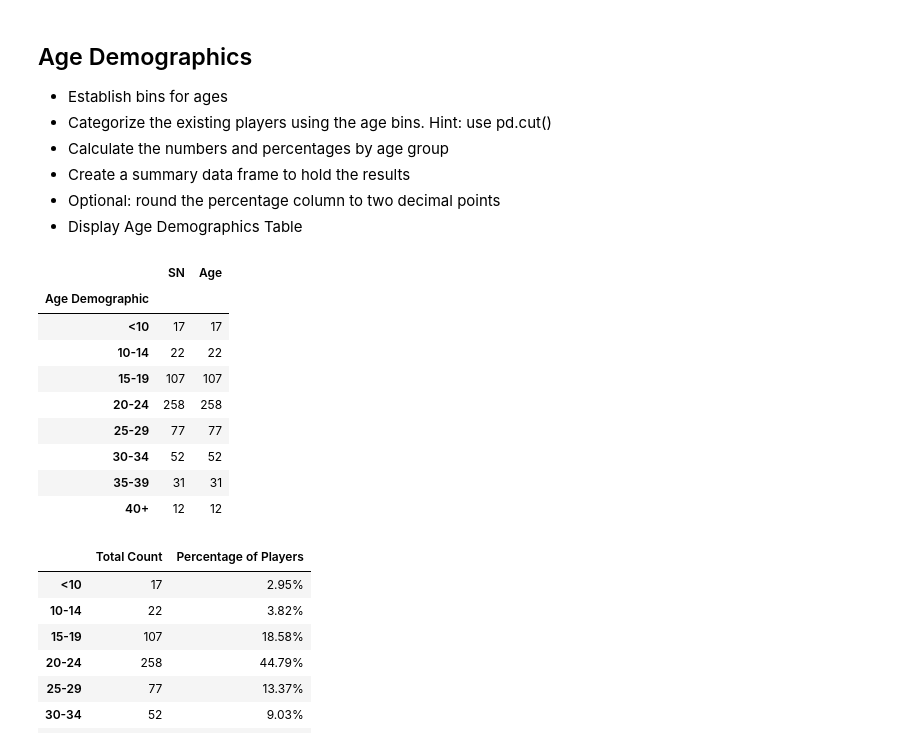
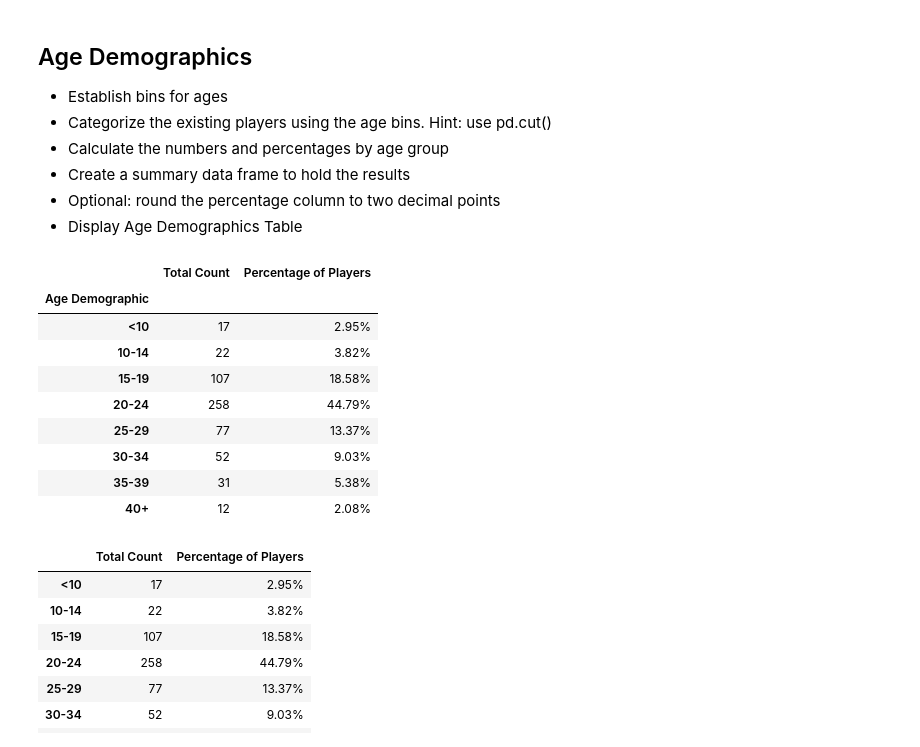
Before and after one commit to 33north/04__Pandas__pandas-challenge, a Jupyter notebook: HeroesOfPymoli/HeroesOfPymoli_starter.ipynb, the cells around one changed output. Saved outputs shown, nothing was run; the diff lists cells and outputs as text; code cells hidden in the pictures.

Commit message:
20220929 - Finish Age Demographic table
- Finished Age Demo summary table.

```diff
--- a/HeroesOfPymoli/HeroesOfPymoli_starter.ipynb
+++ b/HeroesOfPymoli/HeroesOfPymoli_starter.ipynb
@@ -183,45 +183,53 @@ purchase_analysis
 * Optional: round the percentage column to two decimal points
 * Display Age Demographics Table
 # %%
+# Creating copy of original data and selecting specific columns to use
 purchase_data_copy = purchase_data.copy()
 purchase_data_copy_dup = purchase_data_copy[["SN", "Age"]].drop_duplicates(keep = "first")
 purchase_data_copy_dup
 
+# Age bins and bin labels
 age_bins = [0, 9, 14, 19, 24, 29, 34, 39, 120]
 age_bins_name = ["<10", "10-14", "15-19", "20-24", "25-29", "30-34", "35-39", "40+"]
-
 age_demo_bins = pd.cut(purchase_data_copy_dup.Age, bins = age_bins, labels = age_bins_name)
 purchase_data_copy_dup["Age Demographic"] = age_demo_bins
-
-
-# total_buyers = purchase_data_copy_dup["SN"].sum()
-# age_demo_group = purchase_data_copy_dup.groupby("Age Demographic").count()
-# age_demo_group_percent = (age_demo_group / total_buyers) * 100
-
-
 purchase_data_copy_dup
 
+# Checking counts of players by age to verify counts in bins
 purchase_data_copy_dup.loc[(purchase_data_copy_dup["Age"] < 10), :]
-purchase_data_copy_dup.loc[((purchase_data_copy_dup["Age"] >= 10) & (purchase_data_copy_dup["Age"] <= 14)), :]
-# purchase_data_copy_dup.loc[(purchase_data_copy_dup["Age"] >= 40), :]
+purchase_data_copy_dup.loc[((purchase_data_copy_dup["Age"] >= 10) & (purchase_data_copy_dup["Age"] <= 14)), :].count()
 
-age_demo_group = purchase_data_copy_dup.groupby("Age Demographic").count()
-age_demo_group
-# age_demo_summary = age_demo_group[["Total Count", "Percentage of Players"]]
+# Get count of all columns available in purchase_data_copy_dup
+# age_demo_group = purchase_data_copy_dup.groupby("Age Demographic").count()
 
+# Selected a specific column of data, namely "SN"
+age_demo_group = purchase_data_copy_dup.groupby("Age Demographic")["SN"].count()
+count_per_age = age_demo_group
 
-# age_demographics
+# Count total number of players without duplicates and calculating percentage of players per age group
+total_buyers = purchase_data_copy_dup["SN"].count()
+age_demo_group_percent = ((count_per_age / total_buyers) * 100)
+
+# Creating df for total count of players per group by age range and percentage of players per group by age range
+age_demo_summary = pd.DataFrame({
+    "Total Count": count_per_age,
+    "Percentage of Players": age_demo_group_percent
+})
+
+# Formatting summary table
+age_demo_summary["Percentage of Players"] = age_demo_summary["Percentage of Players"].map("{:.2f}%".format)
+age_demo_summary
 # %% [output]
-|  | SN | Age |
+|  | Total Count | Percentage of Players |
 | Age Demographic |  |  |
-| <10 | 17 | 17 |
-| 10-14 | 22 | 22 |
-| 15-19 | 107 | 107 |
-| 20-24 | 258 | 258 |
-| 25-29 | 77 | 77 |
-| 30-34 | 52 | 52 |
-| 35-39 | 31 | 31 |
-| 40+ | 12 | 12 |
+| <10 | 17 | 2.95% |
+| 10-14 | 22 | 3.82% |
+| 15-19 | 107 | 18.58% |
+| 20-24 | 258 | 44.79% |
+| 25-29 | 77 | 13.37% |
+| 30-34 | 52 | 9.03% |
+| 35-39 | 31 | 5.38% |
+| 40+ | 12 | 2.08% |
 # %%
 # %% [output]
 |  | Total Count | Percentage of Players |
```
